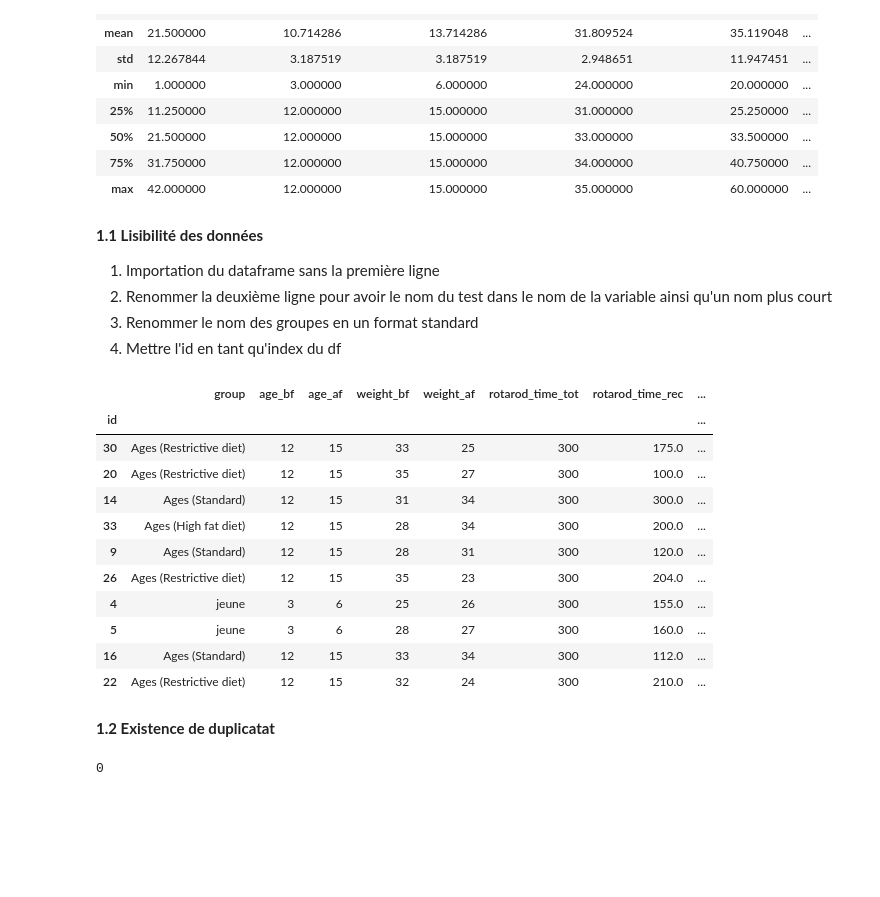
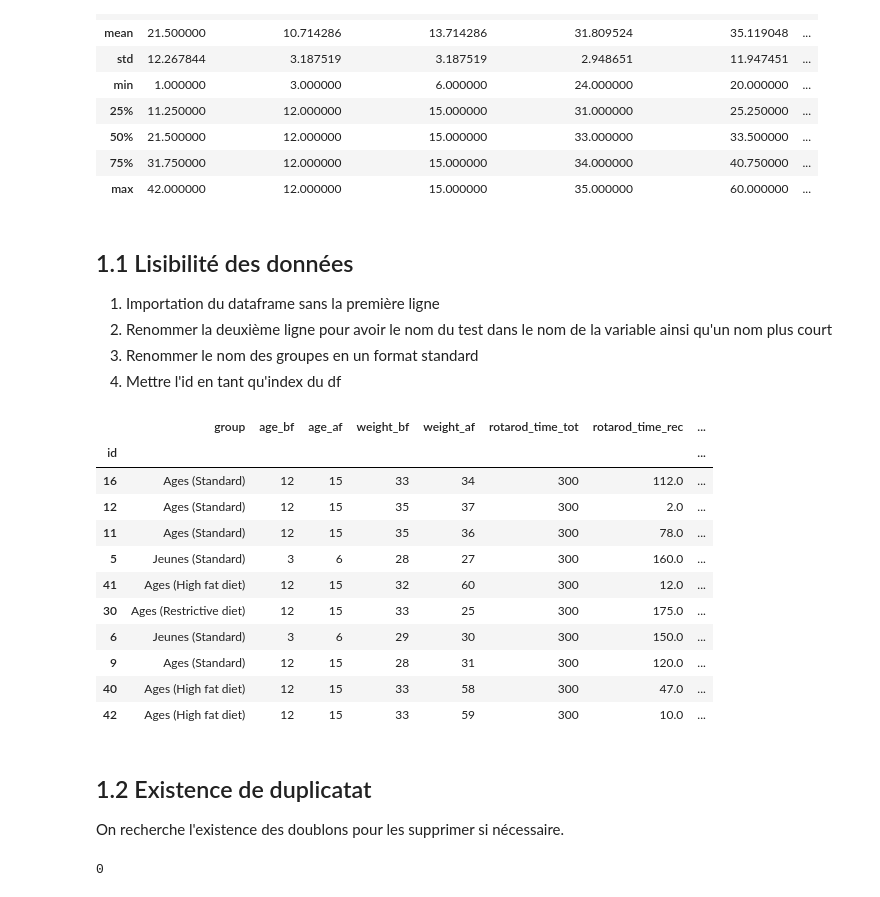
Before and after one commit to LilasOnC/2024M1S1SCProjet-pluridisciplinaire, a Jupyter notebook: Notebook_partage.ipynb, the cells around one changed output. Saved outputs shown, nothing was run; the diff lists cells and outputs as text; code cells hidden in the pictures; blank space fills up the shorter version.

```diff
--- a/Notebook_partage.ipynb
+++ b/Notebook_partage.ipynb
@@ -200,7 +203,7 @@ df_total.describe()
 | 75% | 31.750000 | 12.000000 | 15.000000 | 34.000000 | 40.750000 | ... |
 | max | 42.000000 | 12.000000 | 15.000000 | 35.000000 | 60.000000 | ... |
 # %% [markdown]
-**1.1 Lisibilité des données**
+## 1.1 Lisibilité des données
 
 1. Importation du dataframe sans la première ligne
 2. Renommer la deuxième ligne pour avoir le nom du test dans le nom de la variable ainsi qu'un nom plus court
@@ -218,50 +221,53 @@ rename_dict = {
     'temps sur le rotarod en sec': 'rotarod_time_rec',
     'Force motrice en newton': 'gripTest_strenght',
 
     'distance parcourue en cm': 'openField_distance',
     'temps passé au centre en sec': 'openField_middle_time',
     'temps passé en périphérie en sec': 'openField_periphery_time',
-    'temps total du test en sec.1': 'openField_time_tot',  # Ajout de "_Dupl" pour éviter la duplication
+    'temps total du test en sec.1': 'openField_time_tot',
 
-    'Temps total du test en sec': 'maze_time_tot',  # Ajout de "_Dupl" pour éviter la duplication
+    'Temps total du test en sec': 'maze_time_tot',
     'temps bras ouvert': 'mazeTest_time_open',
     'temps bras fermé': 'mazeTest_time_close',
 
     'Nombre d\'erreur pour le test mémoire ': 'barnes_nb_error',
 
     '% d\'alternance': 'yMaze_pct_alternance',
 
     'Phase Habituation: temps pour trouver le cookie non caché (sec)': 'olfaction_habituation_time',
     'Phase test: temps pour trouver le cookie caché dans la cage (sec)': 'olfaction_test_time',
     'hippocampal volume (mm3)': 'hippocampus_size'
 }
 
-# Renommer les colonnes
+# Renomme les colonnes
 df_total.rename(columns=rename_dict, inplace=True)
 
-#Renomme les lignes de group
+# Renomme les lignes de 'group'
+df_total.replace('jeune', 'Jeunes (Standard)', inplace=True)
 df_total.replace('Ages', 'Ages (Standard)', inplace=True)
 df_total.replace('ages en High fat diet', 'Ages (High fat diet)', inplace=True)
 df_total.replace('Ages en restriction calorique', 'Ages (Restrictive diet)', inplace=True)
 
-# Remplace l'index de base par la colonne id
+# Remplace l'index de base par la colonne 'id'
 df_total.set_index("id", inplace=True)
 df_total.sample(10)
 # %% [output]
 |  | group | age_bf | age_af | weight_bf | weight_af | rotarod_time_tot | rotarod_time_rec | ... |
 | id |  |  |  |  |  |  |  | ... |
+| 16 | Ages (Standard) | 12 | 15 | 33 | 34 | 300 | 112.0 | ... |
+| 12 | Ages (Standard) | 12 | 15 | 35 | 37 | 300 | 2.0 | ... |
+| 11 | Ages (Standard) | 12 | 15 | 35 | 36 | 300 | 78.0 | ... |
+| 5 | Jeunes (Standard) | 3 | 6 | 28 | 27 | 300 | 160.0 | ... |
+| 41 | Ages (High fat diet) | 12 | 15 | 32 | 60 | 300 | 12.0 | ... |
 | 30 | Ages (Restrictive diet) | 12 | 15 | 33 | 25 | 300 | 175.0 | ... |
-| 20 | Ages (Restrictive diet) | 12 | 15 | 35 | 27 | 300 | 100.0 | ... |
-| 14 | Ages (Standard) | 12 | 15 | 31 | 34 | 300 | 300.0 | ... |
-| 33 | Ages (High fat diet) | 12 | 15 | 28 | 34 | 300 | 200.0 | ... |
+| 6 | Jeunes (Standard) | 3 | 6 | 29 | 30 | 300 | 150.0 | ... |
 | 9 | Ages (Standard) | 12 | 15 | 28 | 31 | 300 | 120.0 | ... |
-| 26 | Ages (Restrictive diet) | 12 | 15 | 35 | 23 | 300 | 204.0 | ... |
-| 4 | jeune | 3 | 6 | 25 | 26 | 300 | 155.0 | ... |
-| 5 | jeune | 3 | 6 | 28 | 27 | 300 | 160.0 | ... |
-| 16 | Ages (Standard) | 12 | 15 | 33 | 34 | 300 | 112.0 | ... |
-| 22 | Ages (Restrictive diet) | 12 | 15 | 32 | 24 | 300 | 210.0 | ... |
+| 40 | Ages (High fat diet) | 12 | 15 | 33 | 58 | 300 | 47.0 | ... |
+| 42 | Ages (High fat diet) | 12 | 15 | 33 | 59 | 300 | 10.0 | ... |
 # %% [markdown]
-**1.2 Existence de duplicatat**
+## 1.2 Existence de duplicatat
+
+On recherche l'existence des doublons pour les supprimer si nécessaire.
 # %%
 len(df_total[df_total.duplicated()])
 # %% [output]
```
Also changed, not shown: parts of 43 cells of this notebook.
